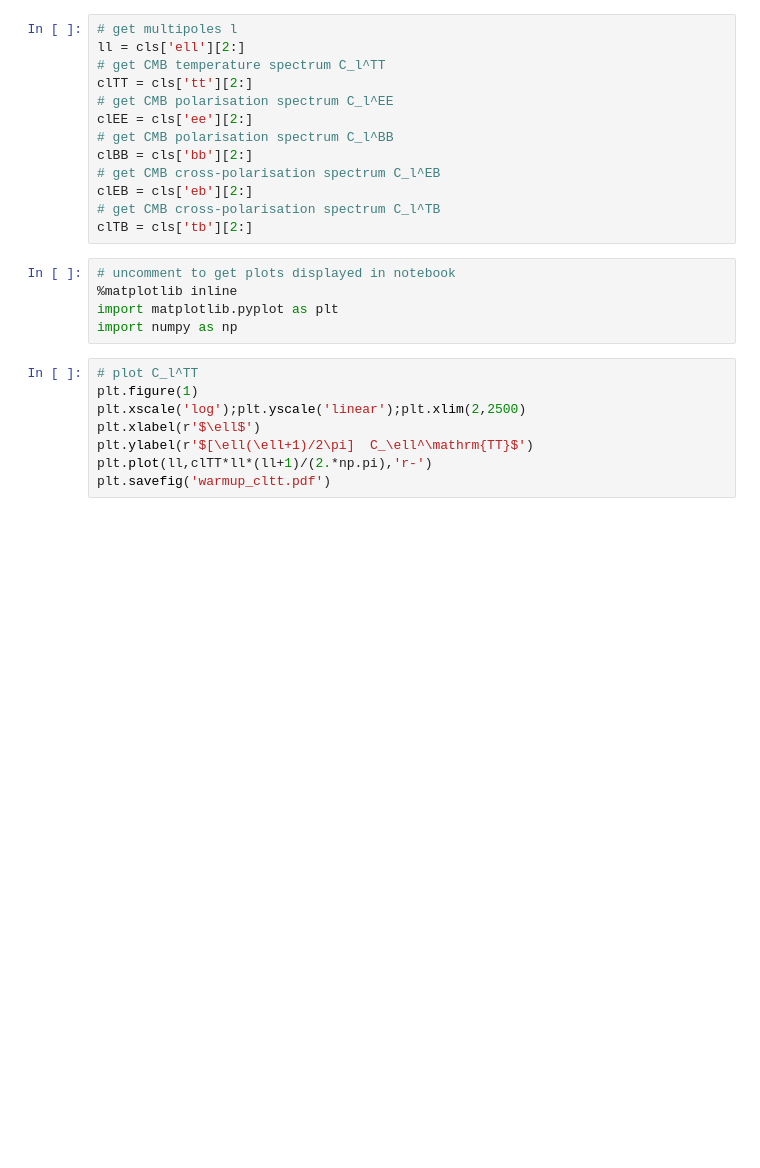
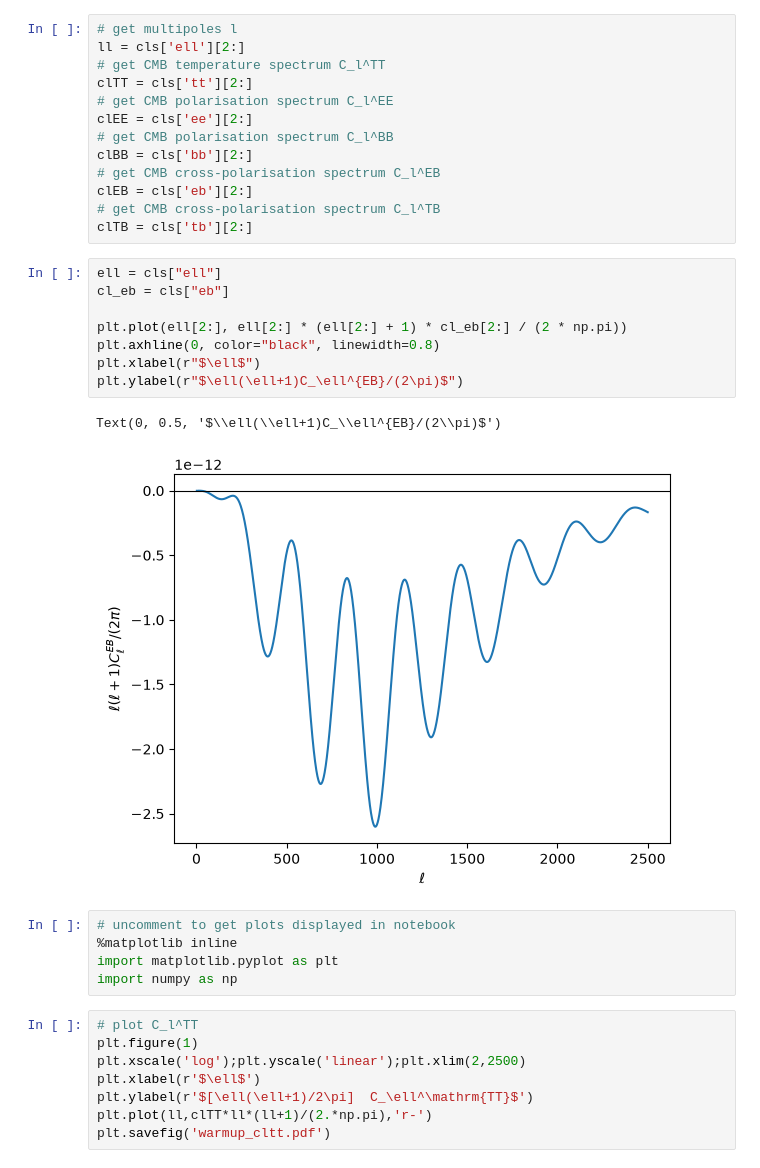
Before and after one commit to derinsivrioglu/CLASS-editable, a Jupyter notebook: notebooks/warmup.ipynb, the cells around one changed output. Drawn from its saved outputs; the diff is of its cells as text; blank space fills up the shorter version.

```diff
--- a/notebooks/warmup.ipynb
+++ b/notebooks/warmup.ipynb
@@ -77,6 +68,17 @@ clBB = cls['bb'][2:]
 clEB = cls['eb'][2:]
 # get CMB cross-polarisation spectrum C_l^TB
 clTB = cls['tb'][2:]
+# %%
+ell = cls["ell"]
+cl_eb = cls["eb"]
+
+plt.plot(ell[2:], ell[2:] * (ell[2:] + 1) * cl_eb[2:] / (2 * np.pi))
+plt.axhline(0, color="black", linewidth=0.8)
+plt.xlabel(r"$\ell$")
+plt.ylabel(r"$\ell(\ell+1)C_\ell^{EB}/(2\pi)$")
+# %% [output]
+Text(0, 0.5, '$\\ell(\\ell+1)C_\\ell^{EB}/(2\\pi)$')
+[figure, added]
 # %%
 # uncomment to get plots displayed in notebook
 %matplotlib inline
```
Also changed, not shown: parts of 9 cells of this notebook, 3 other files.
